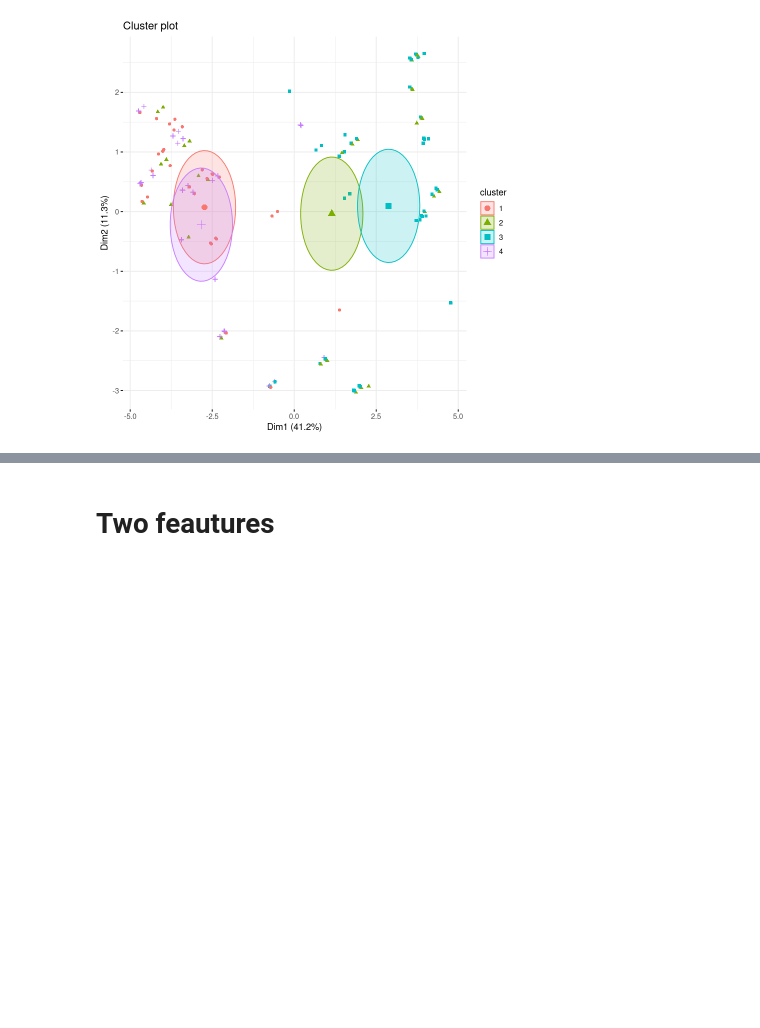
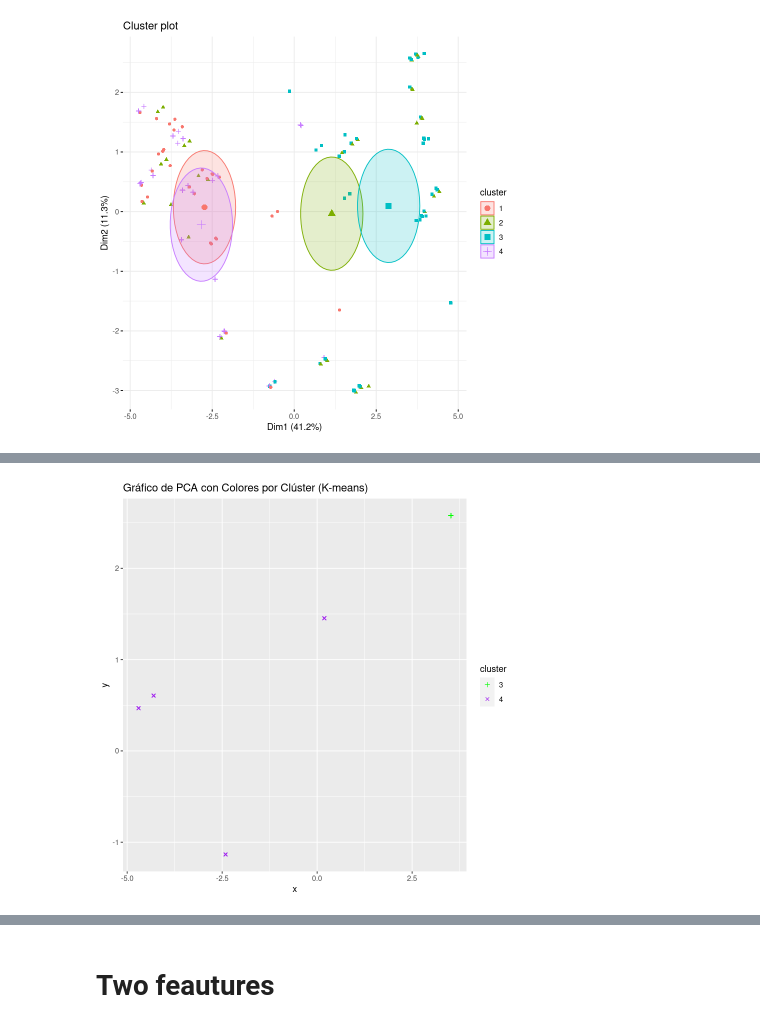
Before and after one commit to Alvaro8gb/DataVisualization, a Jupyter notebook: App/clustering.ipynb, the cells around one changed output, grey strips where cells are left out. Saved outputs shown, nothing was run; the diff lists cells and outputs as text; code cells hidden in the pictures; blank space fills up the shorter version.

```diff
--- a/lungCancerApp/clustering.ipynb
+++ b/App/clustering.ipynb
@@ -71,0 +172,16 @@ geom = "point"
+# %%
+plot_clusters <- function(data) {
+    index <- as.integer(rownames(data))
+    x <- pca_result$x[index, 1]
+    y <- pca_result$x[index, 2]
+    cluster <-  factor(data$cluster, levels = 1:k)
+    data_plot <- data.frame(x = x, y = y, cluster = cluster)
+
+    ggplot(data_plot, aes(x = x, y = y, color = cluster, shape = cluster)) +
+    geom_point() +
+    labs(title = "Gráfico de PCA con Colores por Clúster (K-means) ") +
+    theme_minimal()+
+    scale_color_manual(values = c("1" = "red", "2" = "blue", "3" = "green", "4" = "purple")) +
+    scale_shape_manual(values = c("1" = 1, "2" = 2, "3" = 3, "4" = 4))
+
+}
@@ -71,0 +193,4 @@ geom = "point"
+# %%
+plot_clusters(subset(df_with_cluster, Age >= 14 & Age <= 18))
+# %% [output]
+[figure, added]
```
Also changed, not shown: parts of 22 cells of this notebook, 16 other files.
